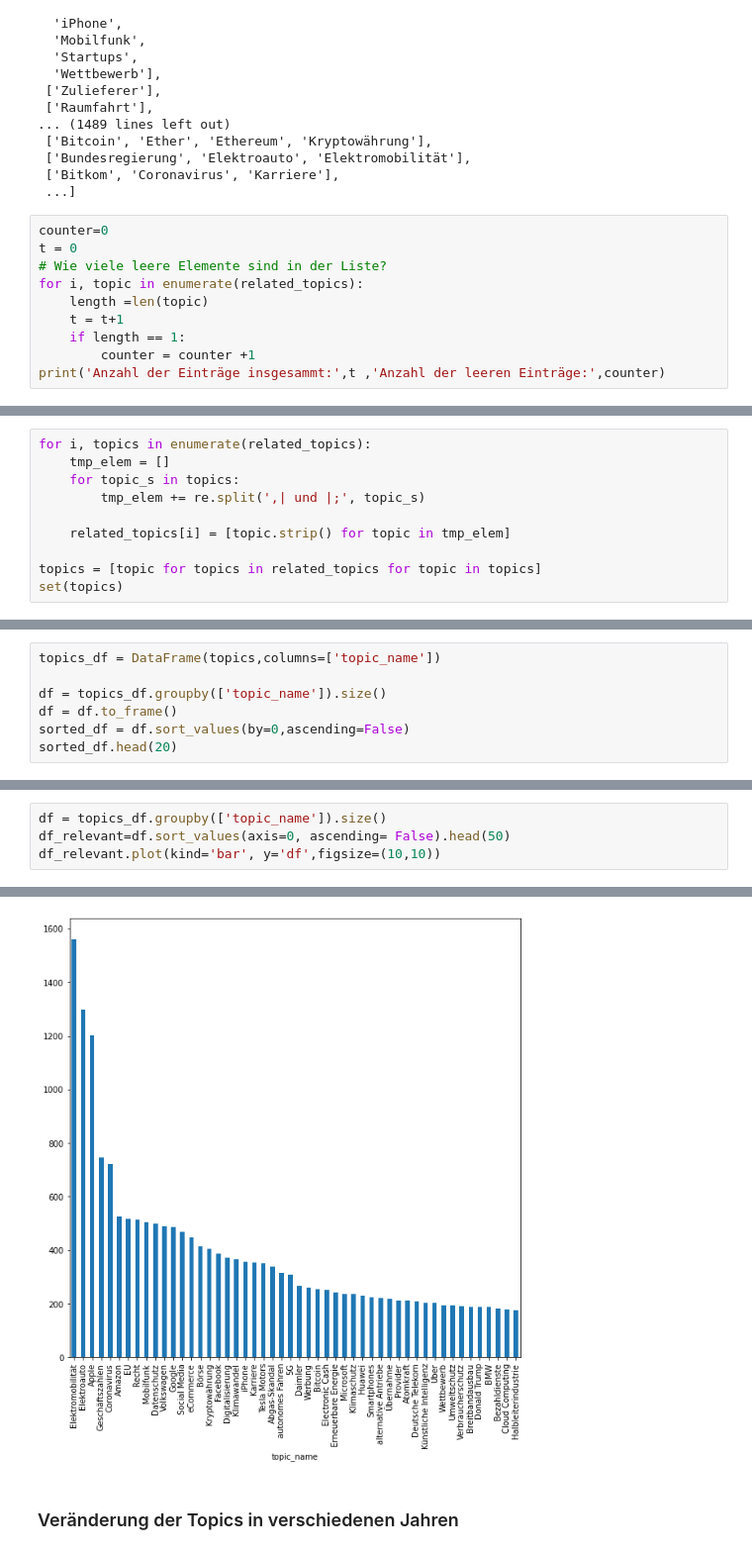
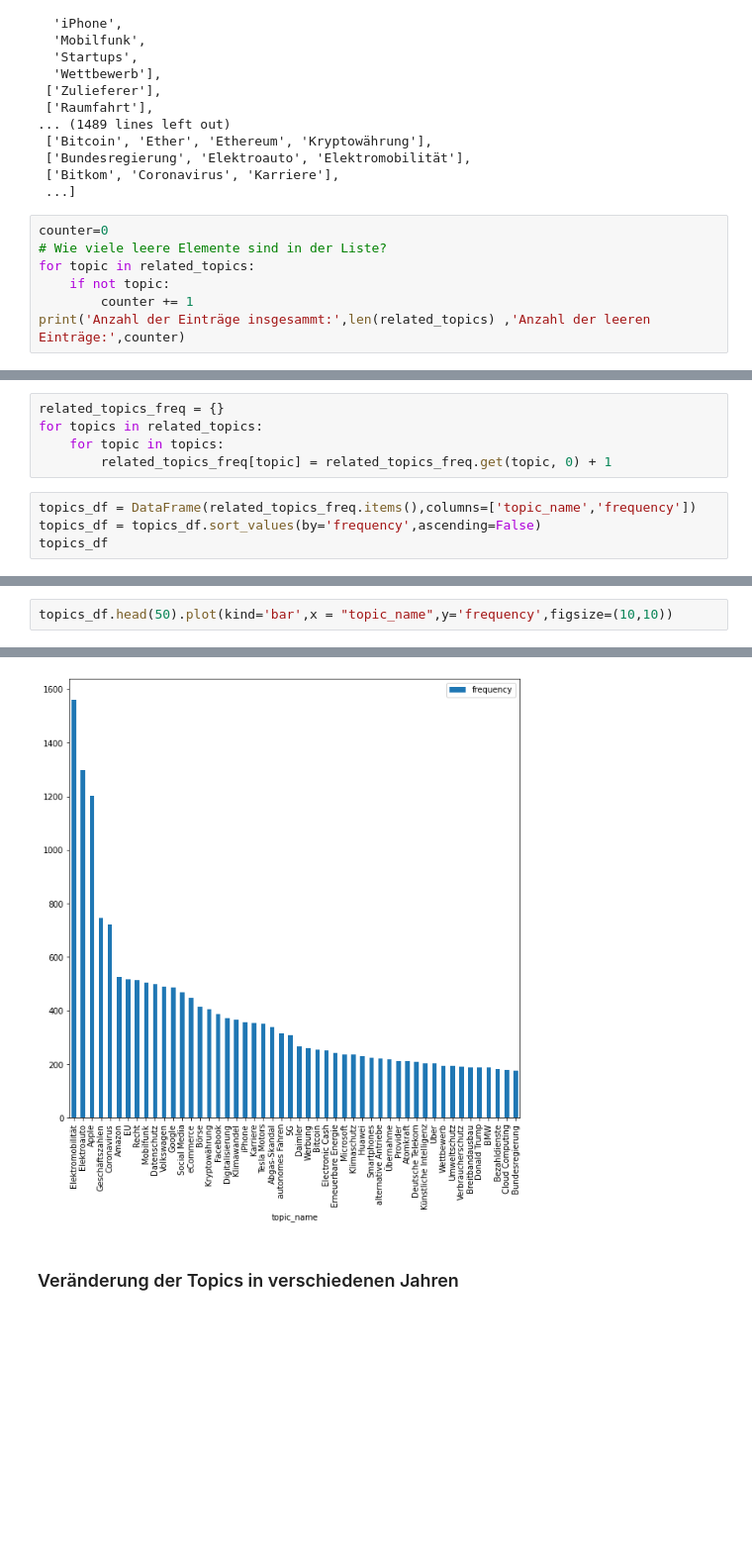
Before and after one commit to Chr1st1anG/NLP, a Jupyter notebook: Exploartion.ipynb, the cells around one changed output, grey strips where cells are left out. Shown at 99% size. Saved outputs shown, nothing was run; the diff lists cells and outputs as text; blank space fills up the shorter version.

Commit message:
refinement related_topics

```diff
--- a/Exploartion.ipynb
+++ b/Exploartion.ipynb
@@ -287,12 +265,9 @@ related_topics
  ...]
 # %%
 counter=0
-t = 0
 # Wie viele leere Elemente sind in der Liste?
-for i, topic in enumerate(related_topics):
-    length =len(topic)
-    t = t+1
-    if length == 1:
-        counter = counter +1
-print('Anzahl der Einträge insgesammt:',t ,'Anzahl der leeren Einträge:',counter)
+for topic in related_topics:
+    if not topic:
+        counter += 1
+print('Anzahl der Einträge insgesammt:',len(related_topics) ,'Anzahl der leeren Einträge:',counter)
 # %% [output]
@@ -300,10 +274,0 @@ Anzahl der Einträge insgesammt: 13631 Anzahl der leeren Einträge: 2781
-# %%
-for i, topics in enumerate(related_topics):
-    tmp_elem = []
-    for topic_s in topics:
-        tmp_elem += re.split(',| und |;', topic_s)
-
-    related_topics[i] = [topic.strip() for topic in tmp_elem]
-
-topics = [topic for topics in related_topics for topic in topics]
-set(topics)
@@ -328,8 +275,10 @@ set(topics)
+# %%
+related_topics_freq = {}
+for topics in related_topics:
+    for topic in topics:
+        related_topics_freq[topic] = related_topics_freq.get(topic, 0) + 1
 # %%
-topics_df = DataFrame(topics,columns=['topic_name'])
-
-df = topics_df.groupby(['topic_name']).size()
-df = df.to_frame()
-sorted_df = df.sort_values(by=0,ascending=False)
-sorted_df.head(20)
+topics_df = DataFrame(related_topics_freq.items(),columns=['topic_name','frequency'])
+topics_df = topics_df.sort_values(by='frequency',ascending=False)
+topics_df
 # %% [output]
@@ -354,10 +298,8 @@ sorted_df.head(20)
 # %%
-df = topics_df.groupby(['topic_name']).size()
-df_relevant=df.sort_values(axis=0, ascending= False).head(50)
-df_relevant.plot(kind='bar', y='df',figsize=(10,10))
+topics_df.head(50).plot(kind='bar',x = "topic_name",y='frequency',figsize=(10,10))
 # %% [output]
 <AxesSubplot:xlabel='topic_name'>
-[figure, old version]
+[figure, new version]
 # %% [markdown]
 ### Veränderung der Topics in verschiedenen Jahren
 # %% [markdown]
```
Also changed, not shown: parts of 4 cells of this notebook.
